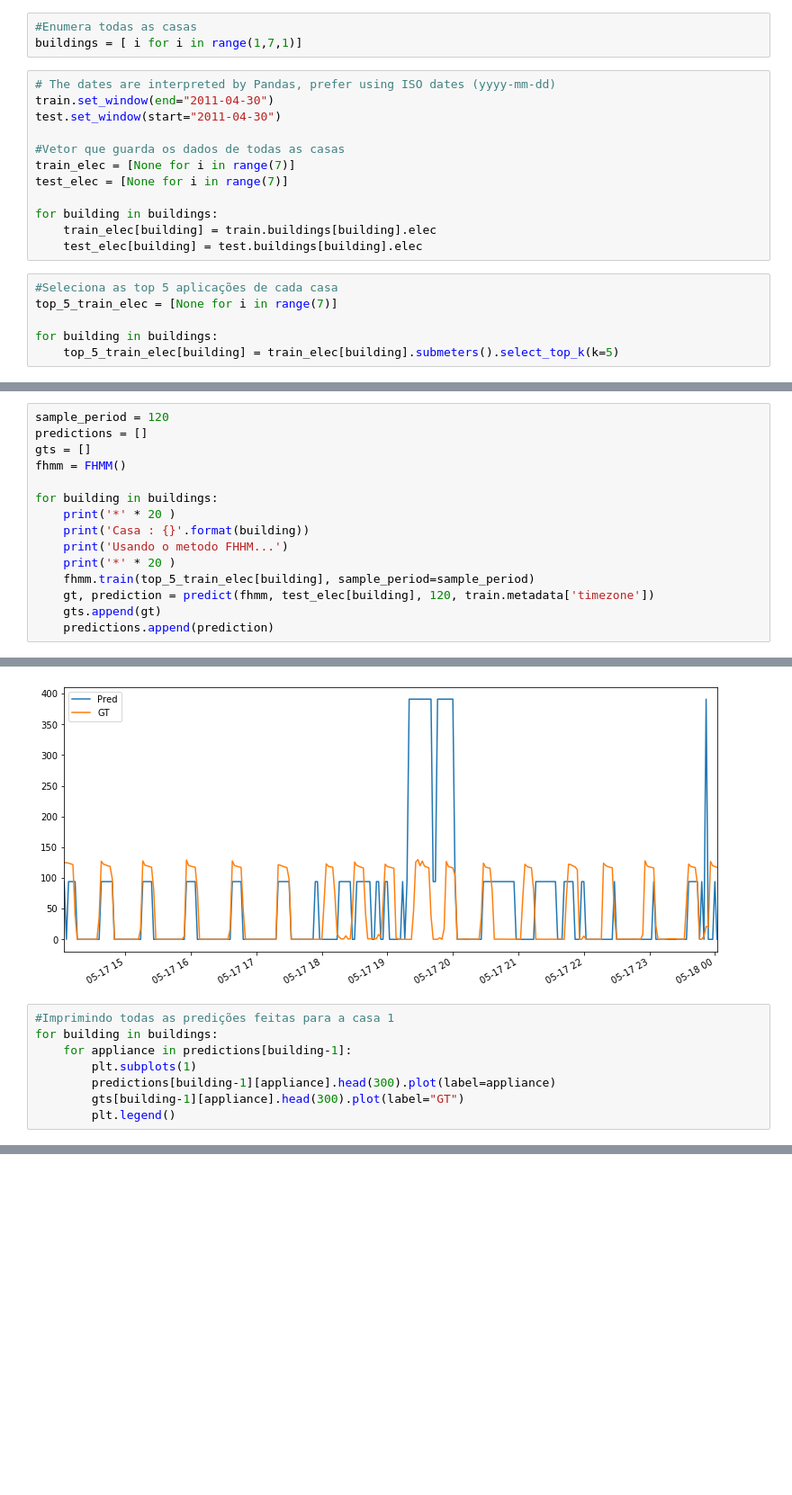
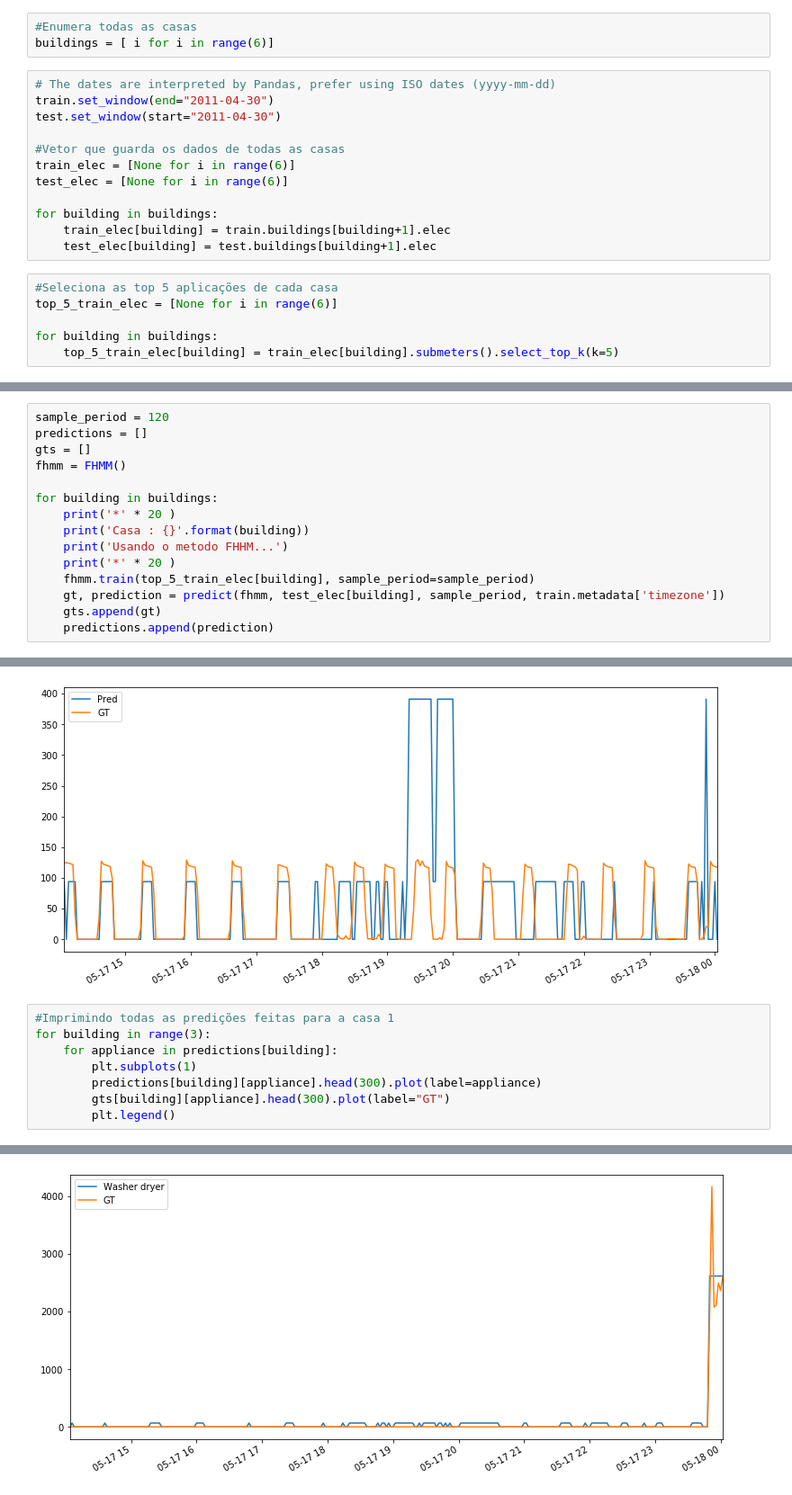
Before and after one commit to leonardohdemelo/NILM-Unifei, a Jupyter notebook: NILM-Unifei.ipynb, the cells around one changed output, grey strips where cells are left out. Shown at 90% size. Saved outputs shown, nothing was run; the diff lists cells and outputs as text; blank space fills up the shorter version.

```diff
--- a/NILM-Unifei.ipynb
+++ b/NILM-Unifei.ipynb
@@ -21,22 +34,22 @@ train = DataSet('redd.h5')
 test = DataSet('redd.h5')
 # %%
 #Enumera todas as casas
-buildings = [ i for i in range(1,7,1)]
+buildings = [ i for i in range(6)]
 # %%
 # The dates are interpreted by Pandas, prefer using ISO dates (yyyy-mm-dd)
 train.set_window(end="2011-04-30")
 test.set_window(start="2011-04-30")
 
 #Vetor que guarda os dados de todas as casas
-train_elec = [None for i in range(7)]
-test_elec = [None for i in range(7)]
+train_elec = [None for i in range(6)]
+test_elec = [None for i in range(6)]
 
 for building in buildings:
-    train_elec[building] = train.buildings[building].elec
-    test_elec[building] = test.buildings[building].elec
+    train_elec[building] = train.buildings[building+1].elec
+    test_elec[building] = test.buildings[building+1].elec
 # %%
 #Seleciona as top 5 aplicações de cada casa
-top_5_train_elec = [None for i in range(7)]
+top_5_train_elec = [None for i in range(6)]
 
 for building in buildings:
     top_5_train_elec[building] = train_elec[building].submeters().select_top_k(k=5)
@@ -114,7 +127,7 @@ for building in buildings:
     print('Usando o metodo FHHM...')
     print('*' * 20 )
     fhmm.train(top_5_train_elec[building], sample_period=sample_period)
-    gt, prediction = predict(fhmm, test_elec[building], 120, train.metadata['timezone'])
+    gt, prediction = predict(fhmm, test_elec[building], sample_period, train.metadata['timezone'])
     gts.append(gt)
     predictions.append(prediction)
 # %% [output]
@@ -153,10 +166,10 @@ for i in range(3):
 [figure]
 # %%
 #Imprimindo todas as predições feitas para a casa 1
-for building in buildings:
-    for appliance in predictions[building-1]:
+for building in range(3):
+    for appliance in predictions[building]:
         plt.subplots(1)
-        predictions[building-1][appliance].head(300).plot(label=appliance)
-        gts[building-1][appliance].head(300).plot(label="GT")
+        predictions[building][appliance].head(300).plot(label=appliance)
+        gts[building][appliance].head(300).plot(label="GT")
         plt.legend()
 # %% [output]
@@ -175,0 +187 @@ IndexError: list index out of range
+[figure, added]
```
Also changed, not shown: parts of 14 cells of this notebook.
